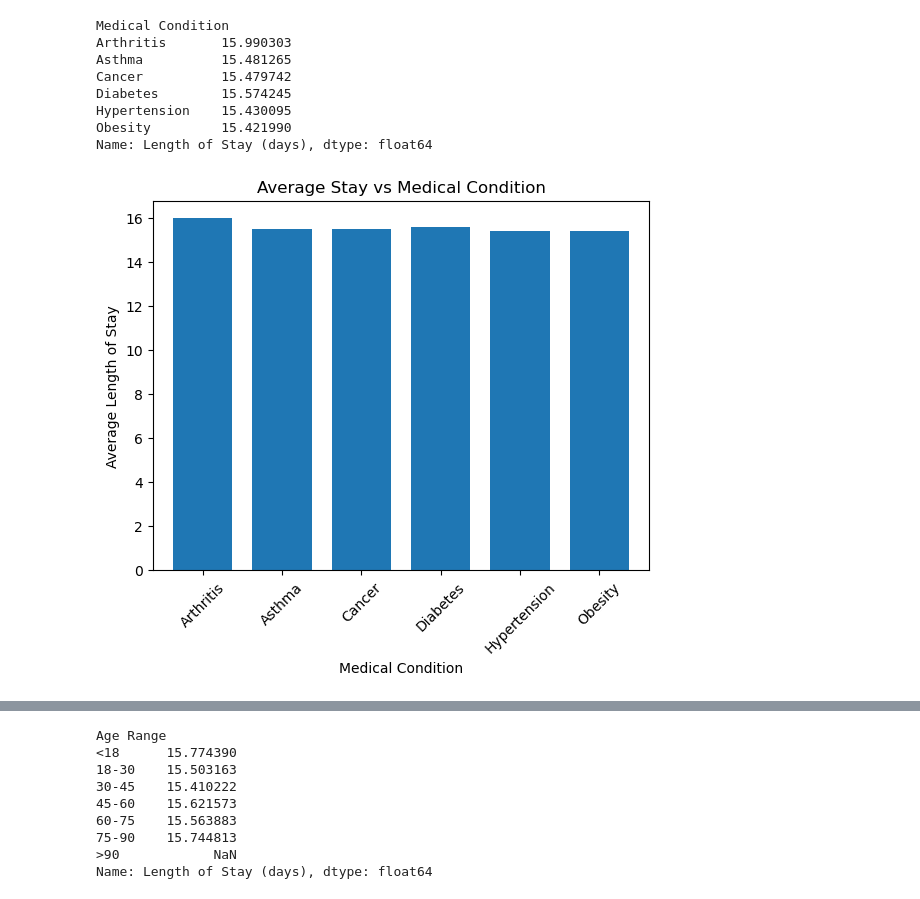
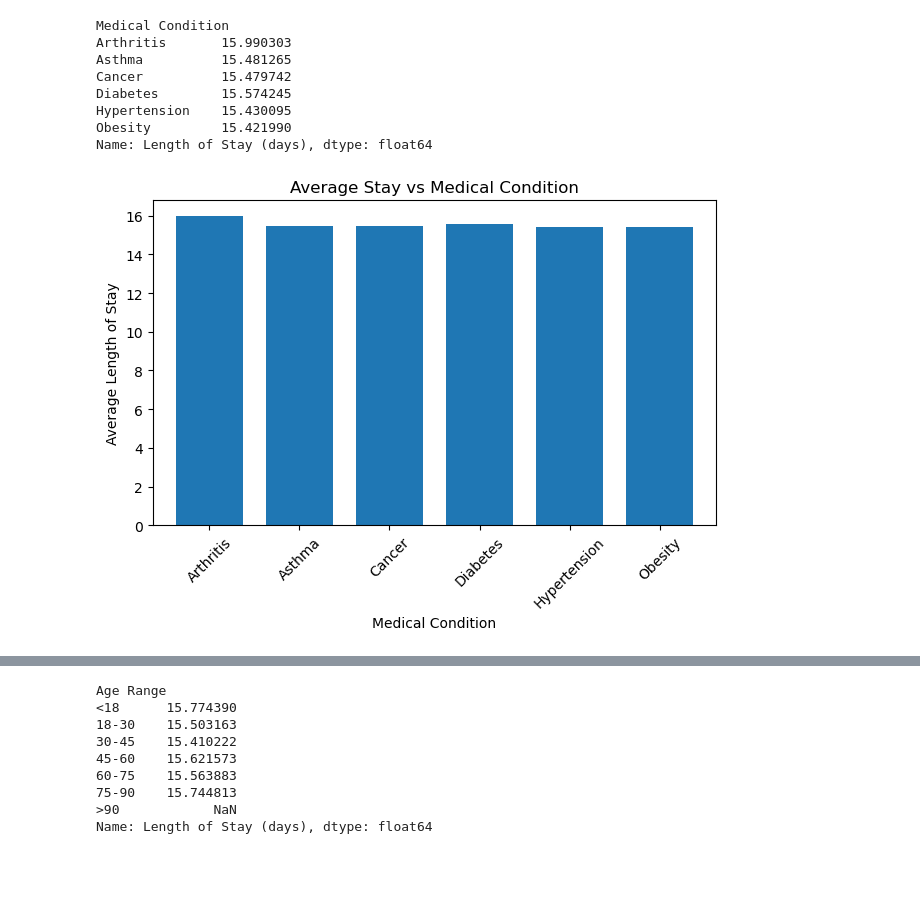
Before and after one commit to Handro4/Bootcamp-Project1, a Jupyter notebook: main.py/Healthcare.ipynb, the cells around one changed output, grey strips where cells are left out. Cells and saved outputs as stored; diff of their text form; code cells hidden in the pictures; blank space fills up the shorter version.

Commit message:
Saved Images and Label Cleanup

```diff
--- a/main.py/Healthcare.ipynb
+++ b/main.py/Healthcare.ipynb
@@ -88,4 +94,7 @@ Arthritis       1650
 Obesity         1628
 Diabetes        1623
 Name: count, dtype: int64
+# %%
+#Create Image folder
+out_path = '../Images'
 # %%
@@ -207,12 +221,15 @@ Obesity         15.421990
 Name: Length of Stay (days), dtype: float64
 # %%
 # Convert the results to a bar chart
-bar = length_per_condition.plot(kind="bar", width=.75)
+#plt.tight_layout()
+length_per_condition.plot(kind="bar", width=.75)
 plt.xticks(rotation=45, ha='center')
-bar.set_xlabel("Medical Condition")
-bar.set_ylabel("Average Length of Stay")
-bar.set_title("Average Stay vs Medical Condition")
-plt.show()
+plt.xlabel("Medical Condition")
+plt.ylabel("Average Length of Stay")
+plt.title("Average Stay vs Medical Condition")
+plt.tight_layout()
+#save image as PNG
+plt.savefig(os.path.join(out_path, "Average_Stay_vs_Medical_Condition.png"))
 # %% [output]
-[figure, old version]
+[figure, new version]
 # %%
```
Also changed, not shown: parts of 19 cells of this notebook, 11 other files.
